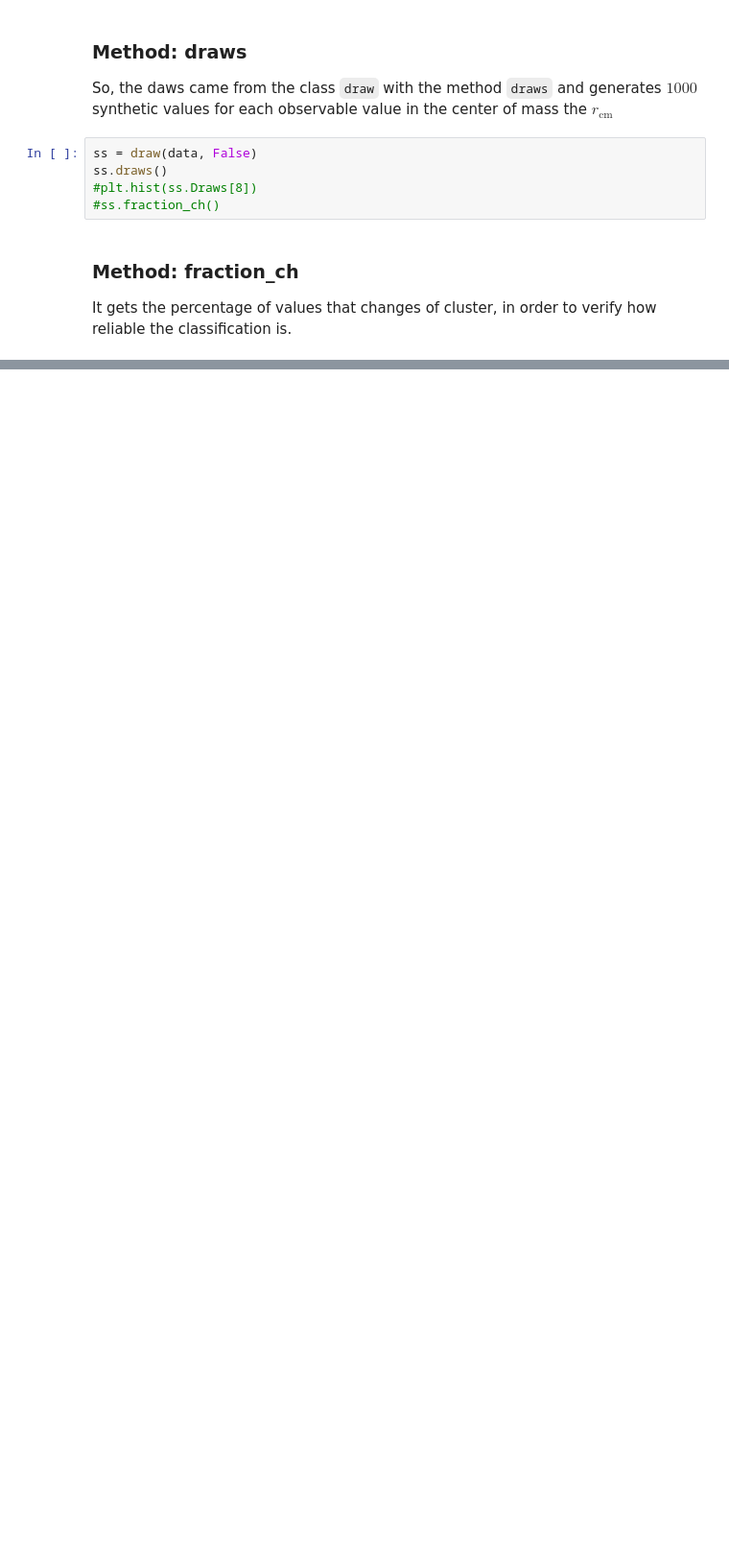
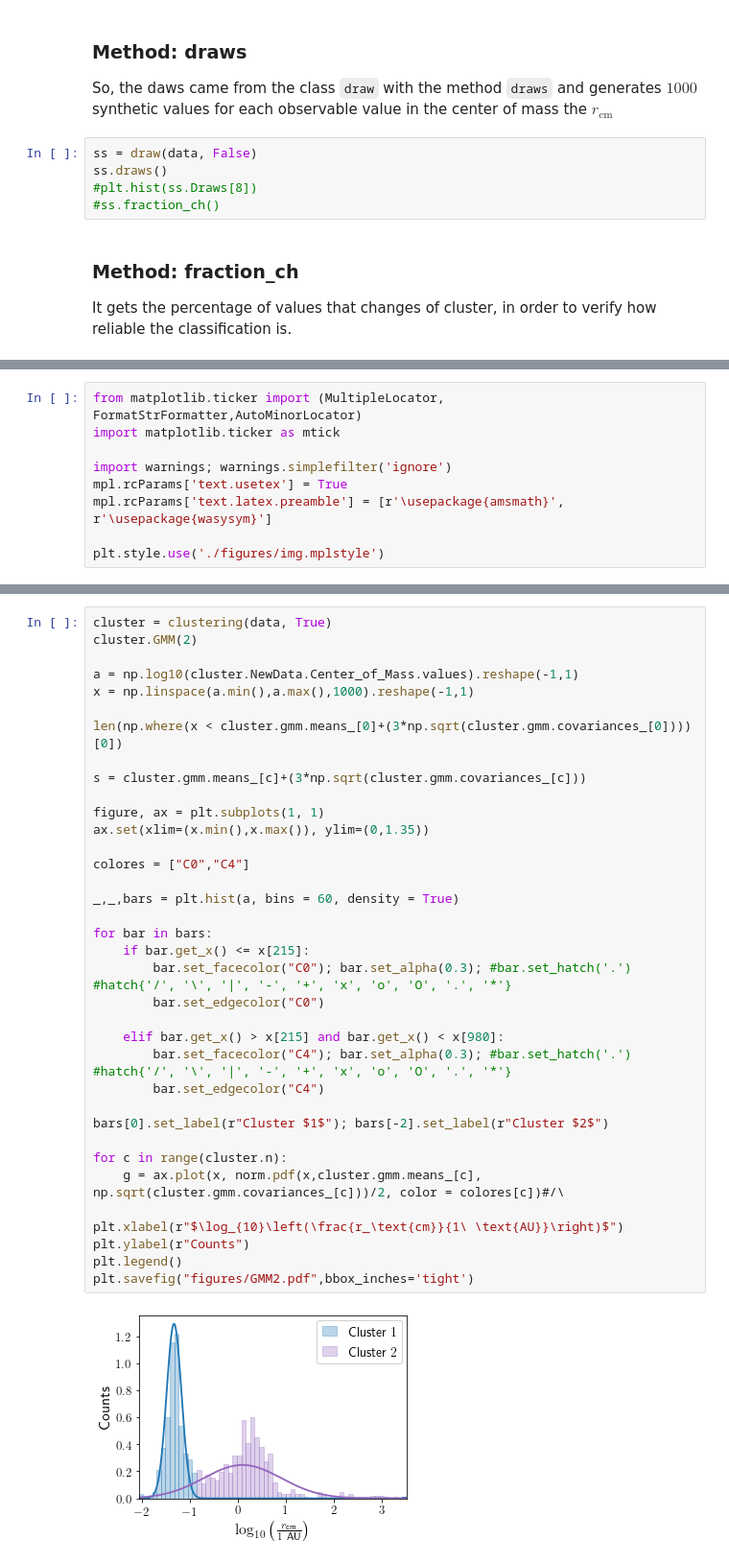
Before and after one commit to fjbautistas/Mixture_Gaussian_CM_of_Planets, a Jupyter notebook: Clasification.ipynb, the cells around one changed output, grey strips where cells are left out. Shown at 96% size. Cells and saved outputs as stored; diff of their text form; blank space fills up the shorter version.

```diff
--- a/Clasification.ipynb
+++ b/Clasification.ipynb
@@ -470,0 +501,9 @@ def plot_criteria(criteria):
+# %%
+from matplotlib.ticker import (MultipleLocator, FormatStrFormatter,AutoMinorLocator)
+import matplotlib.ticker as mtick
+
+import warnings; warnings.simplefilter('ignore')
+mpl.rcParams['text.usetex'] = True
+mpl.rcParams['text.latex.preamble'] = [r'\usepackage{amsmath}', r'\usepackage{wasysym}']
+
+plt.style.use('./figures/img.mplstyle')
@@ -470,0 +512,38 @@ def plot_criteria(criteria):
+# %%
+cluster = clustering(data, True)
+cluster.GMM(2)
+
+a = np.log10(cluster.NewData.Center_of_Mass.values).reshape(-1,1)
+x = np.linspace(a.min(),a.max(),1000).reshape(-1,1)
+
+len(np.where(x < cluster.gmm.means_[0]+(3*np.sqrt(cluster.gmm.covariances_[0])))[0])
+
+s = cluster.gmm.means_[c]+(3*np.sqrt(cluster.gmm.covariances_[c]))
+
+figure, ax = plt.subplots(1, 1)
+ax.set(xlim=(x.min(),x.max()), ylim=(0,1.35))
+
+colores = ["C0","C4"]
+
+_,_,bars = plt.hist(a, bins = 60, density = True)
+
+for bar in bars:
+    if bar.get_x() <= x[215]:
+        bar.set_facecolor("C0"); bar.set_alpha(0.3); #bar.set_hatch('.') #hatch{'/', '\', '|', '-', '+', 'x', 'o', 'O', '.', '*'}
+        bar.set_edgecolor("C0")
+
+    elif bar.get_x() > x[215] and bar.get_x() < x[980]:
+        bar.set_facecolor("C4"); bar.set_alpha(0.3); #bar.set_hatch('.') #hatch{'/', '\', '|', '-', '+', 'x', 'o', 'O', '.', '*'}
+        bar.set_edgecolor("C4")
+
+bars[0].set_label(r"Cluster $1$"); bars[-2].set_label(r"Cluster $2$")
+
+for c in range(cluster.n):
+    g = ax.plot(x, norm.pdf(x,cluster.gmm.means_[c], np.sqrt(cluster.gmm.covariances_[c]))/2, color = colores[c])#/\
+
+plt.xlabel(r"$\log_{10}\left(\frac{r_\text{cm}}{1\ \text{AU}}\right)$")
+plt.ylabel(r"Counts")
+plt.legend()
+plt.savefig("figures/GMM2.pdf",bbox_inches='tight')
+# %% [output]
+[figure, added]
```
Also changed, not shown: parts of 16 cells of this notebook, 3 other files.
